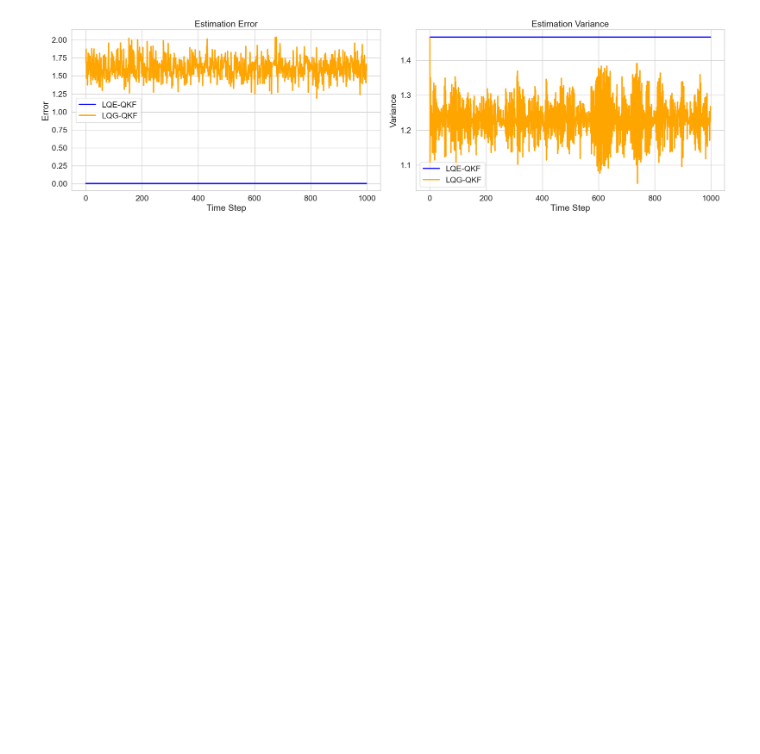
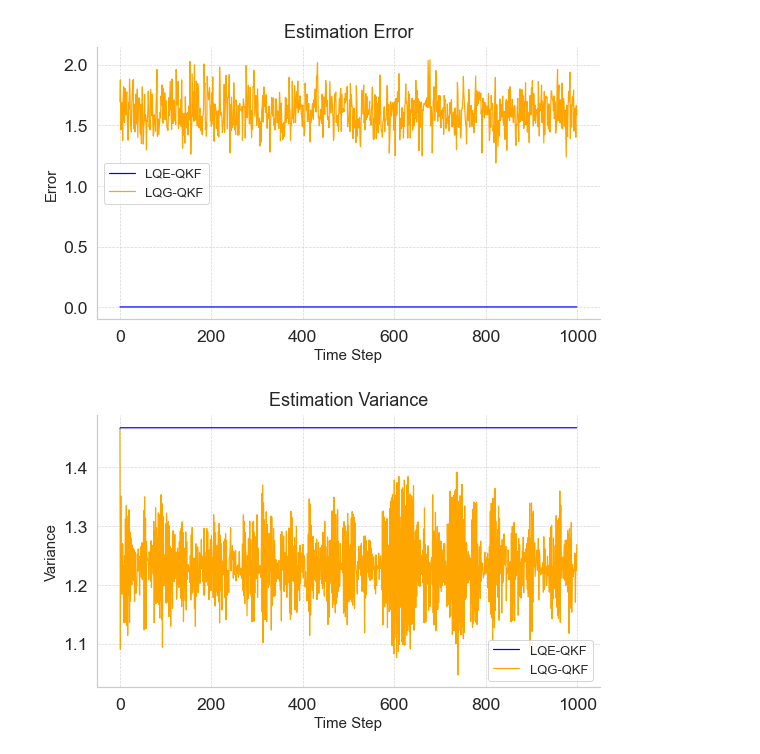
Before and after one commit to tengyoux297/LQG_EKF, a Jupyter notebook: LQG_QKF/plot_perf.ipynb, the cells around one changed output. Drawn from its saved outputs; the diff is of its cells as text; code cells hidden in the pictures; blank space fills up the shorter version.

Commit message:
modify plotting functions

```diff
--- a/LQG_QKF/plot_perf.ipynb
+++ b/LQG_QKF/plot_perf.ipynb
@@ -36,30 +35,48 @@ var_list_qkf_avg = np.mean(var_list_qkf_all, axis=0)
 cost_list_ekf_avg = np.mean(cost_list_ekf_all, axis=0)
 cost_list_qkf_avg = np.mean(cost_list_qkf_all, axis=0)
 # %%
-# plot: estimate err and covar, w/ control vs w/o control
-fig, ax = plt.subplots(1, 2, figsize=(20, 6))
-sns.set_style("whitegrid")
-ax[0].plot(err_list_lqe_qkf_avg, label='LQE-QKF', color='blue')
-ax[0].plot(err_list_qkf_avg, label='LQG-QKF', color='orange')
-# ax[0].plot(err_list_lqe_qkf_avg - err_list_qkf_avg, label='error residual', color='blue')
-ax[0].legend()
-ax[0].grid(True)
-ax[0].set_title('Estimation Error')
-ax[0].set_xlabel('Time Step')
-ax[0].set_ylabel('Error')
+# --- Estimation Error Plot (LQE-QKF vs LQG-QKF) ---
+sns.set_theme(style="whitegrid", font_scale=1.6, rc={"lines.linewidth": 1.5})
 
-ax[1].plot(var_list_lqe_qkf_avg, label='LQE-QKF', color='blue')
-ax[1].plot(var_list_qkf_avg, label='LQG-QKF', color='orange')
-# ax[1].plot(var_list_lqe_qkf_avg - var_list_qkf_avg, label='variance residual', color='blue')
-ax[1].legend()
-ax[0].grid(True)
-ax[1].set_title('Estimation Variance')
-ax[1].set_xlabel('Time Step')
-ax[1].set_ylabel('Variance')
+fig_err, ax_err = plt.subplots(figsize=(8, 5))
+sns.lineplot(
+    x=np.arange(len(err_list_lqe_qkf_avg)), y=err_list_lqe_qkf_avg,
+    label='LQE-QKF', color='blue', ax=ax_err, linewidth=1.2
+)
+sns.lineplot(
+    x=np.arange(len(err_list_qkf_avg)), y=err_list_qkf_avg,
+    label='LQG-QKF', color='orange', ax=ax_err, linewidth=1.2
+)
+ax_err.set_title('Estimation Error', fontsize=18, pad=10)
+ax_err.set_xlabel('Time Step', fontsize=15)
+ax_err.set_ylabel('Error', fontsize=15)
+ax_err.legend(fontsize=13, frameon=True)
+ax_err.grid(True, which='both', linestyle='--', linewidth=0.7, alpha=0.8)
+sns.despine()
+plt.tight_layout()
+plt.savefig(os.path.join(perf_dir, f'estimation_error-mscale={int(mscale)}.png'), dpi=300, bbox_inches='tight')
+plt.show()
 
+# --- Estimation Variance Plot (LQE-QKF vs LQG-QKF) ---
+fig_var, ax_var = plt.subplots(figsize=(8, 5))
+sns.lineplot(
+    x=np.arange(len(var_list_lqe_qkf_avg)), y=var_list_lqe_qkf_avg,
+    label='LQE-QKF', color='blue', ax=ax_var, linewidth=1.2
+)
+sns.lineplot(
+    x=np.arange(len(var_list_qkf_avg)), y=var_list_qkf_avg,
+    label='LQG-QKF', color='orange', ax=ax_var, linewidth=1.2
+)
+ax_var.set_title('Estimation Variance', fontsize=18, pad=10)
+ax_var.set_xlabel('Time Step', fontsize=15)
+ax_var.set_ylabel('Variance', fontsize=15)
+ax_var.legend(fontsize=13, frameon=True)
+ax_var.grid(True, which='both', linestyle='--', linewidth=0.7, alpha=0.8)
+sns.despine()
 plt.tight_layout()
-plt.savefig(os.path.join(perf_dir, f'estimation_err_var-mscale={int(mscale)}.png'))
+plt.savefig(os.path.join(perf_dir, f'estimation_variance-mscale={int(mscale)}.png'), dpi=300, bbox_inches='tight')
 plt.show()
 # %% [output]
-[figure, old version]
+[figure, new version]
+[figure, added]
 # %%
```
Also changed, not shown: parts of 5 cells of this notebook, 37 other files.
